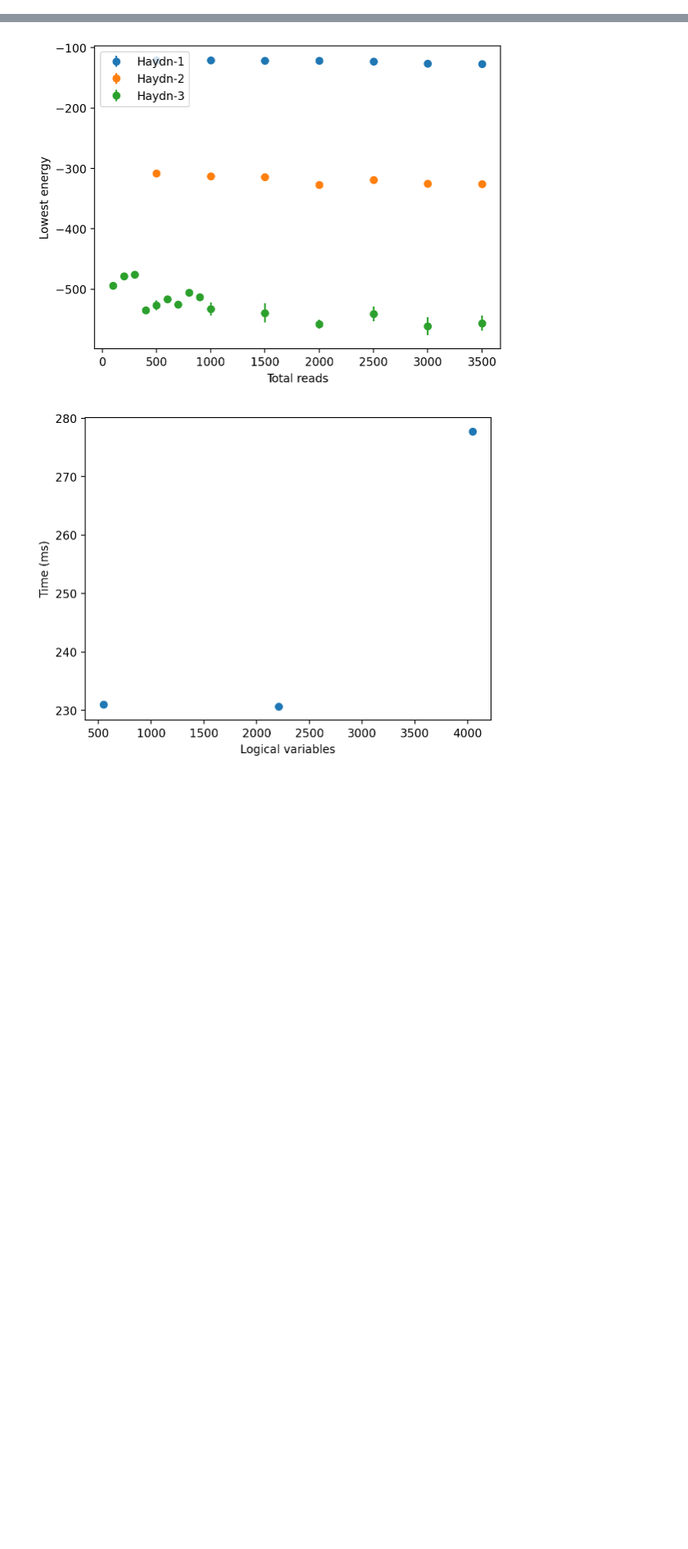
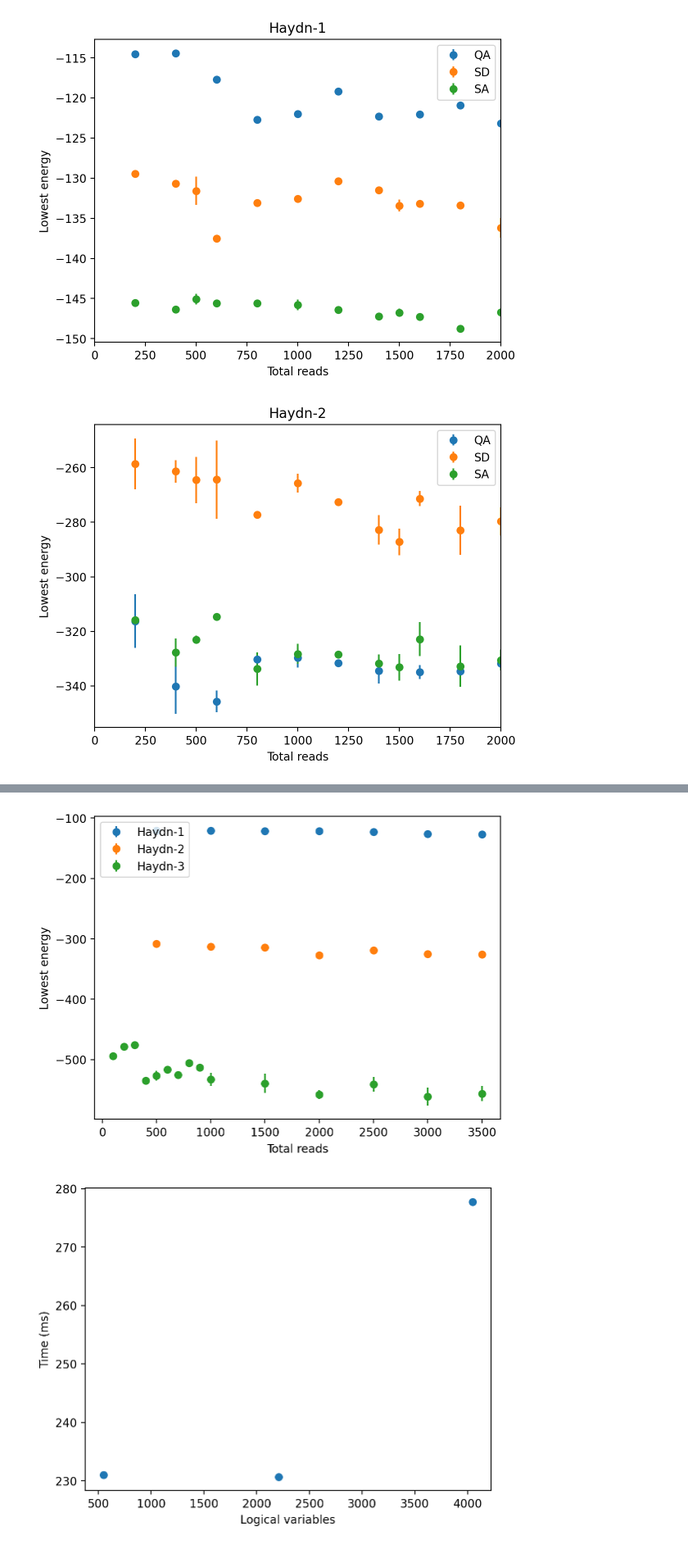
Before and after one commit to KirbyZX/PHYS4213, a Jupyter notebook: Code/Scaling.ipynb, the cells around one changed output, grey strips where cells are left out. Shown at 82% size. Cells and saved outputs as stored; diff of their text form; code cells hidden in the pictures; blank space fills up the shorter version.

Commit message:
Compare to classical for different problem sizes

```diff
--- a/Code/Scaling.ipynb
+++ b/Code/Scaling.ipynb
@@ -20,3 +20,23 @@ import dwave.inspector
 from plotters import plotHistogram, plotBoundaryStrength, plotSampleGraph, plotArrangement, annotateSampleGraph, plotCSV
 from qubo import createBQM
 from sampleRecording import recordSample, findOverlaps, totalEntropy
+# %%
+identifiers = ["Haydn-1", "Haydn-2", "Haydn-3"]
+
+for i in identifiers:
+
+    path = f"../Pickles/{i}/{i}_"
+    yaxis = "Lowest energy"
+
+    plotCSV(path+"qa-reads.csv", "Total reads", yaxis, "QA")
+    plotCSV(path+"sd-reads.csv", "Total reads", yaxis, "SD")
+    plotCSV(path+"sa-reads.csv", "Total reads", yaxis, "SA")
+    plt.xlim(0,2000)
+    plt.title(i)
+    plt.legend()
+    plt.show()
+
+# QA seems to perform better for medium-sized problem
+# %% [output]
+[figure, added]
+[figure, added]
```
Also changed, not shown: parts of 1 cell of this notebook, 10 other files.
